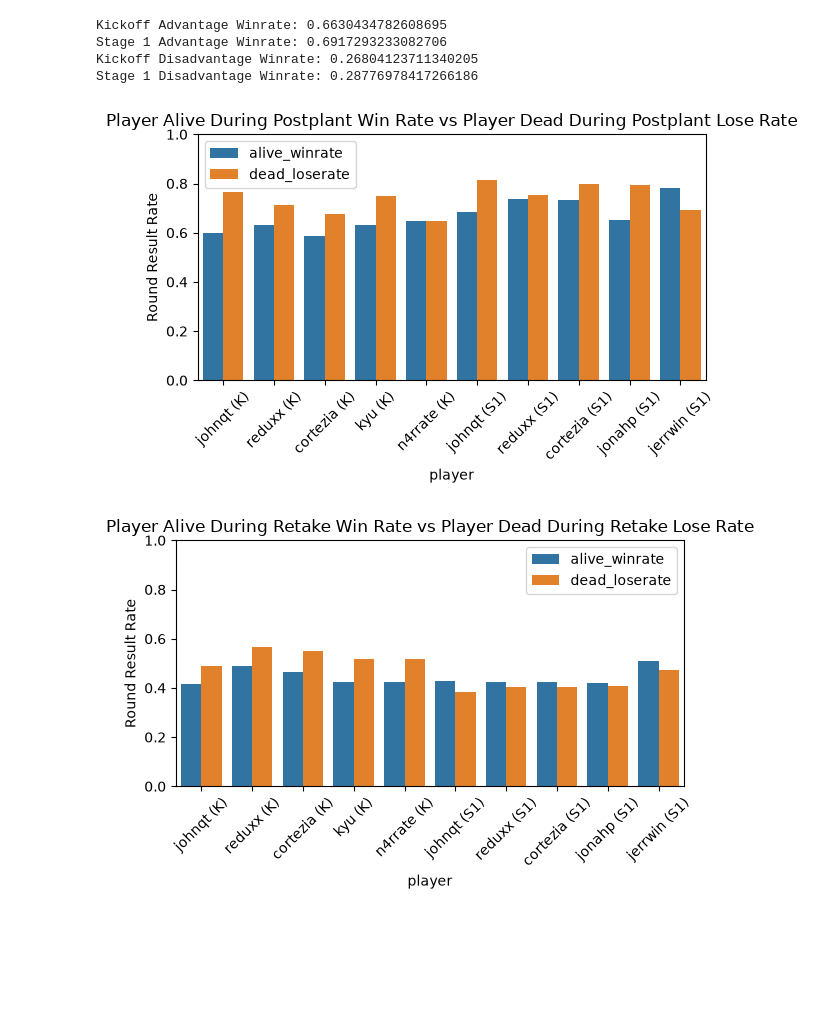
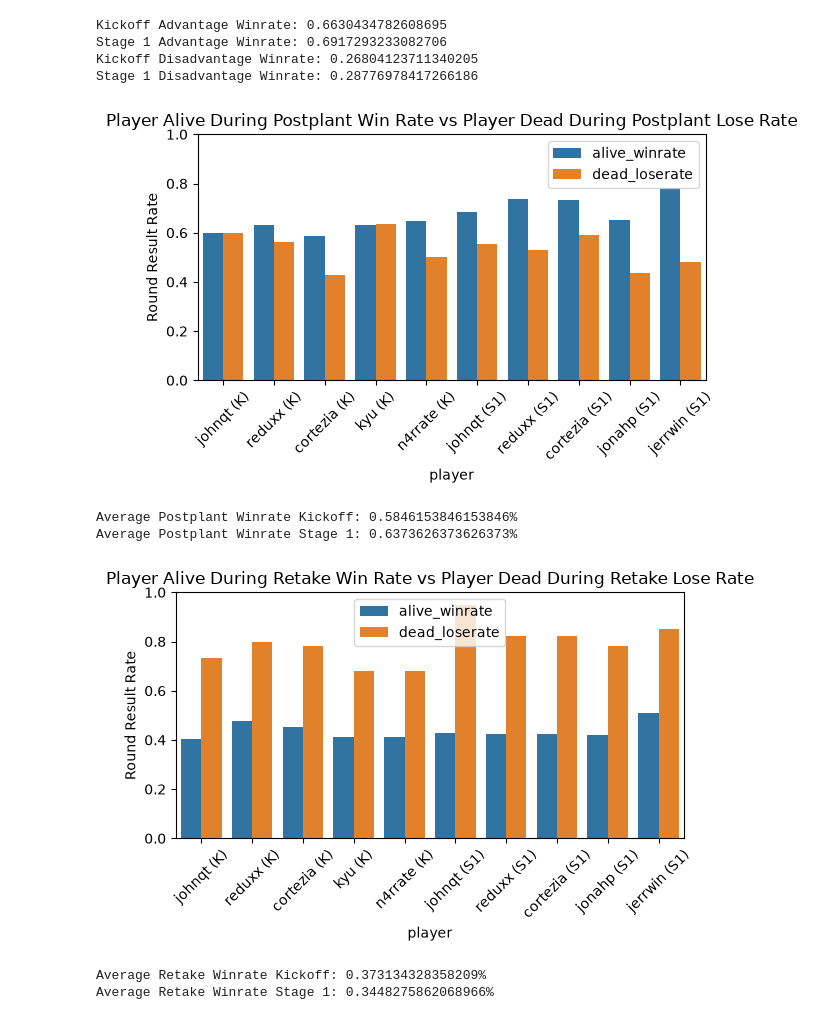
Before and after one commit to reeantran/sentinels_data_analysis, a Jupyter notebook: analysis.ipynb, the cells around one changed output. Drawn from its saved outputs; the diff is of its cells as text; code cells hidden in the pictures; blank space fills up the shorter version.

Commit message:
more side-specific analysis

```diff
--- a/analysis.ipynb
+++ b/analysis.ipynb
@@ -685,11 +686,11 @@ print("Average CT-Side Winrate in Stage 1 was " + str((ct_side_s1['round_win'].m
 Average CT-Side Winrate in Kickoff was 45.83%
 Average CT-Side Winrate in Stage 1 was 52.21%
 # %%
+# players_k from earlier
+# players_s1 from earlier
+
 first_kd_k = vod_review_df[vod_review_df['event'] == 'amer_kickoff_2026']
 first_kd_s1 = vod_review_df[vod_review_df['event'] == 'amer_stage_1_2026']
-
-players_k = ['johnqt', 'reduxx', 'cortezia', 'kyu', 'n4rrate']
-players_s1 = ['johnqt', 'reduxx', 'cortezia', 'jonahp', 'jerrwin']
 
 rows = []
 
@@ -736,7 +737,7 @@ sns.barplot(
     hue='side'
 )
 plt.ylabel('Round Result Rate')
-plt.title('First Kill Win Rate vs First Death Lose Rate')
+plt.title('First Kill Win Rate vs First Death Lose Rate (Overall)')
 plt.ylim(0, 1)
 plt.xticks(rotation=45)
 plt.legend(title='')
@@ -784,14 +905,13 @@ Stage 1 Advantage Winrate: 0.6917293233082706
 Kickoff Disadvantage Winrate: 0.26804123711340205
 Stage 1 Disadvantage Winrate: 0.28776978417266186
 # %%
-# overall_k from earlier
-# overall_s1 also from earlier
+# t_side_k from earlier
+# t_side_s1 also from earlier
+# players_k from earlier
+# players_s1 from earlier
 
-post_plant_k = overall_k[(overall_k['side'] == 't')]
-post_plant_s1 = overall_s1[(overall_s1['side'] == 't')]
-
-players_k = ['johnqt', 'reduxx', 'cortezia', 'kyu', 'n4rrate']
-players_s1 = ['johnqt', 'reduxx', 'cortezia', 'jonahp', 'jerrwin']
+post_plant_k = t_side_k[(t_side_k['spike_planted'] == 1)]
+post_plant_s1 = t_side_s1[(t_side_s1['spike_planted'] == 1)]
 
 rows = []
 
@@ -832,15 +952,18 @@ plt.legend(title='')
 plt.tight_layout()
 plt.show()
 
-print("Average Postplant Winrate ")
+print("Average Postplant Winrate Kickoff: " + str(post_plant_k['round_win'].mean()) +"%")
+print("Average Postplant Winrate Stage 1: " + str(post_plant_s1['round_win'].mean()) +"%")
 # %% [output]
-[figure, old version]
+[figure, new version]
+Average Postplant Winrate Kickoff: 0.5846153846153846%
+Average Postplant Winrate Stage 1: 0.6373626373626373%
 # %%
-# overall_k from earlier
-# overall_s1 also from earlier
+# ct_side_k from earlier
+# ct_side_s1 also from earlier
 
-post_plant_k = overall_k[(overall_k['side'] == 'ct')]
-post_plant_s1 = overall_s1[(overall_s1['side'] == 'ct')]
+retake_k = ct_side_k[(ct_side_k['spike_planted'] == 1)]
+retake_s1 = ct_side_s1[(ct_side_s1['spike_planted'] == 1)]
 
 players_k = ['johnqt', 'reduxx', 'cortezia', 'kyu', 'n4rrate']
 players_s1 = ['johnqt', 'reduxx', 'cortezia', 'jonahp', 'jerrwin']
@@ -852,36 +975,41 @@ for player in players_k:
 
     rows.append({
         'player': f'{player} (K)',
-        'alive_winrate': post_plant_k.loc[post_plant_k[col].notna(), 'round_win'].mean(),
-        'dead_loserate': 1 - post_plant_k.loc[post_plant_k[col].isna(), 'round_win'].mean()
+        'alive_winrate': retake_k.loc[retake_k[col].notna(), 'round_win'].mean(),
+        'dead_loserate': 1 - retake_k.loc[retake_k[col].isna(), 'round_win'].mean()
     })
 
 for player in players_s1:
     col = f'{player}_k_post'
 
     rows.append({
         'player': f'{player} (S1)',
-        'alive_winrate': post_plant_s1.loc[post_plant_s1[col].notna(), 'round_win'].mean(),
-        'dead_loserate': 1 - post_plant_s1.loc[post_plant_s1[col].isna(), 'round_win'].mean()
+        'alive_winrate': retake_s1.loc[retake_s1[col].notna(), 'round_win'].mean(),
+        'dead_loserate': 1 - retake_s1.loc[retake_s1[col].isna(), 'round_win'].mean()
     })
 
 plot_df = pd.DataFrame(rows)
 
 plot_df_long = plot_df.melt(
     id_vars='player',
     value_vars=['alive_winrate', 'dead_loserate'],
     var_name='side',
     value_name='rate'
 )
 
 plt.figure(figsize=(6, 4))
 sns.barplot(data=plot_df_long, x='player', y='rate', hue='side')
 plt.ylabel('Round Result Rate')
 plt.title('Player Alive During Retake Win Rate vs Player Dead During Retake Lose Rate')
 plt.ylim(0, 1)
 plt.xticks(rotation=45)
 plt.legend(title='')
 plt.tight_layout()
 plt.show()
+
+print("Average Retake Winrate Kickoff: " + str(retake_k['round_win'].mean()) +"%")
+print("Average Retake Winrate Stage 1: " + str(retake_s1['round_win'].mean()) +"%")
 # %% [output]
-[figure, old version]
+[figure, new version]
+Average Retake Winrate Kickoff: 0.373134328358209%
+Average Retake Winrate Stage 1: 0.3448275862068966%
```
Also changed, not shown: parts of 4 cells of this notebook.
